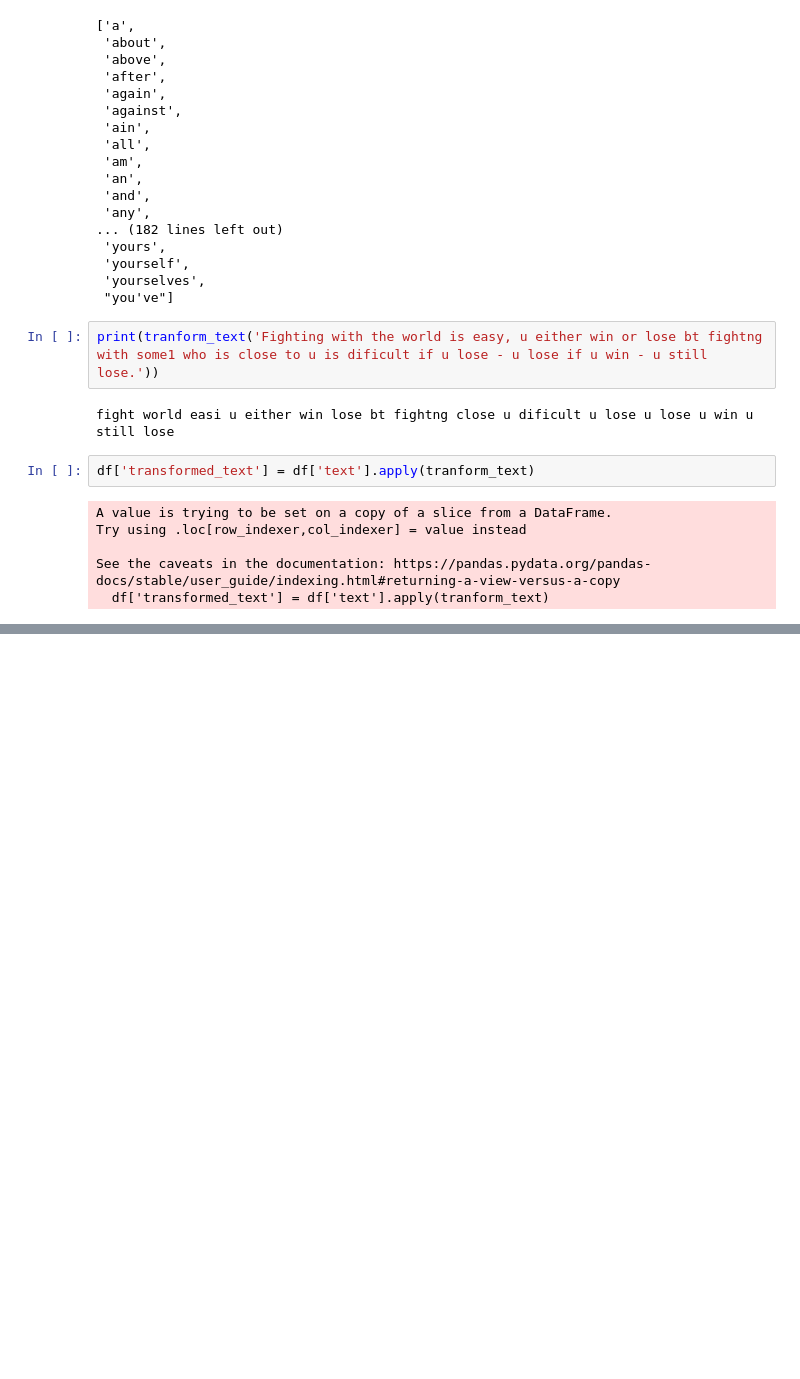
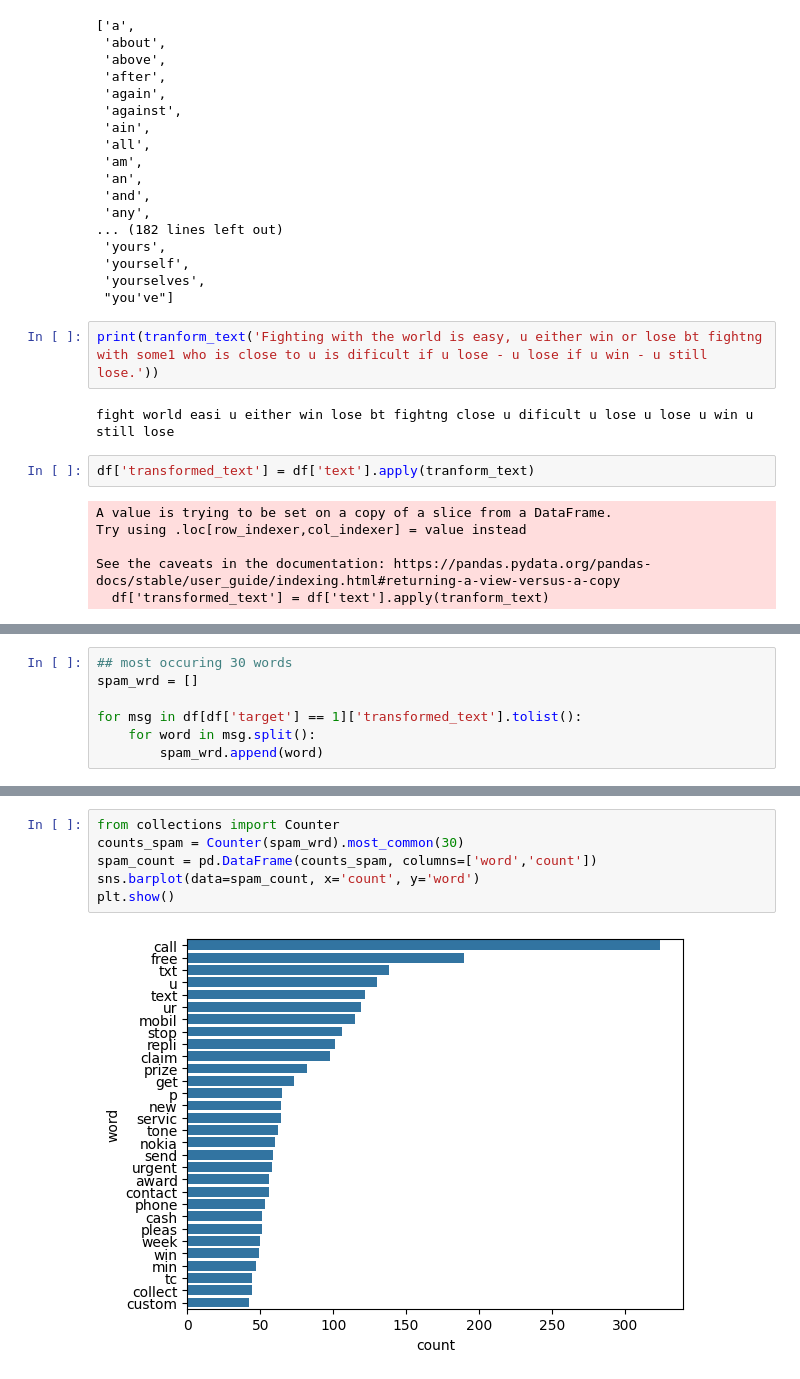
Before and after one commit to HumaimaRiaz47/Email-Spam-Classifier, a Jupyter notebook: notebook.ipynb, the cells around one changed output, grey strips where cells are left out. Saved outputs shown, nothing was run; the diff lists cells and outputs as text; blank space fills up the shorter version.

Commit message:
text_preprocessing complete

```diff
--- a/notebook.ipynb
+++ b/notebook.ipynb
@@ -420,0 +425,7 @@ plt.imshow(ham_wc)
+# %%
+## most occuring 30 words
+spam_wrd = []
+
+for msg in df[df['target'] == 1]['transformed_text'].tolist():
+    for word in msg.split():
+        spam_wrd.append(word)
@@ -420,0 +456,8 @@ plt.imshow(ham_wc)
+# %%
+from collections import Counter
+counts_spam = Counter(spam_wrd).most_common(30)
+spam_count = pd.DataFrame(counts_spam, columns=['word','count'])
+sns.barplot(data=spam_count, x='count', y='word')
+plt.show()
+# %% [output]
+[figure, added]
```
Also changed, not shown: parts of 12 cells of this notebook.
